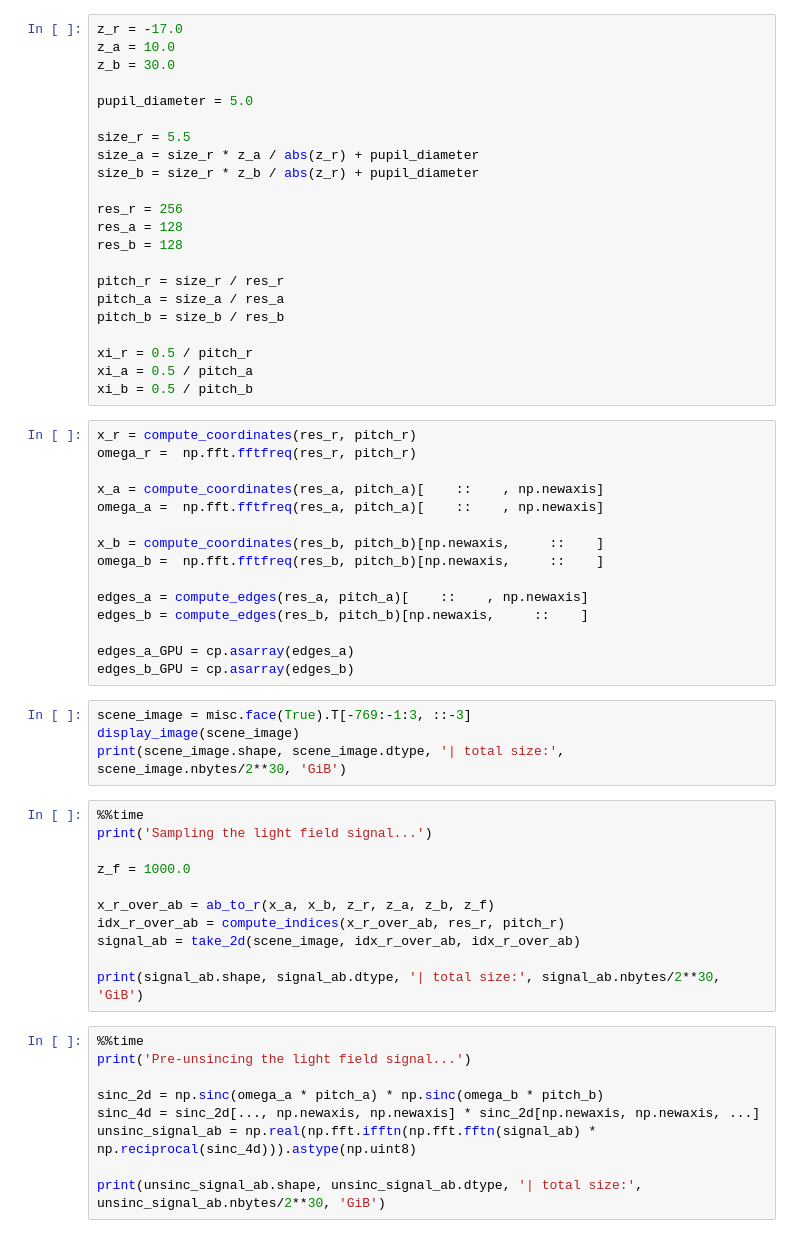
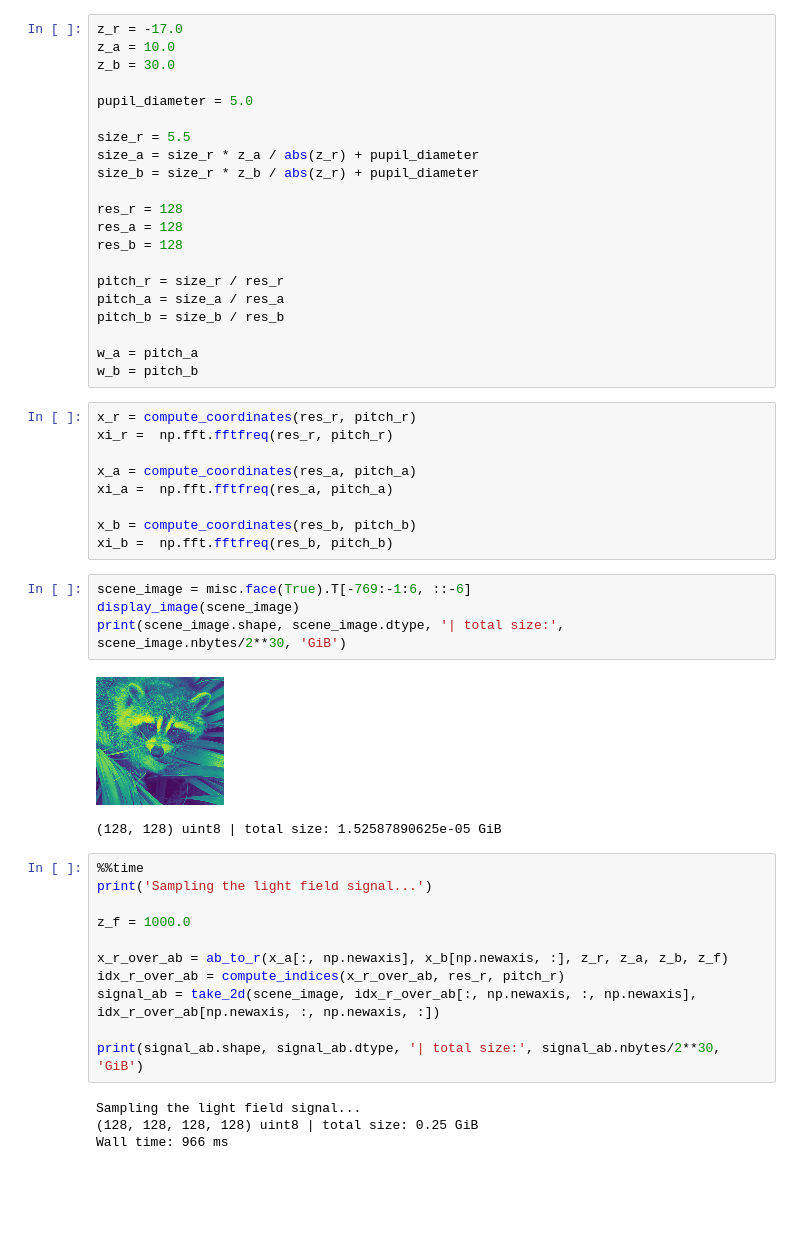
Before and after one commit to raolirom/light-field-prefiltering, a Jupyter notebook: no-filter.ipynb, the cells around one changed output. Cells and saved outputs as stored; diff of their text form; blank space fills up the shorter version.

```diff
--- a/no-filter.ipynb
+++ b/no-filter.ipynb
@@ -109,7 +111,7 @@ size_r = 5.5
 size_a = size_r * z_a / abs(z_r) + pupil_diameter
 size_b = size_r * z_b / abs(z_r) + pupil_diameter
 
-res_r = 256
+res_r = 128
 res_a = 128
 res_b = 128
 
@@ -117,47 +119,38 @@ pitch_r = size_r / res_r
 pitch_a = size_a / res_a
 pitch_b = size_b / res_b
 
-xi_r = 0.5 / pitch_r
-xi_a = 0.5 / pitch_a
-xi_b = 0.5 / pitch_b
+w_a = pitch_a
+w_b = pitch_b
 # %%
 x_r = compute_coordinates(res_r, pitch_r)
-omega_r =  np.fft.fftfreq(res_r, pitch_r)
+xi_r =  np.fft.fftfreq(res_r, pitch_r)
 
-x_a = compute_coordinates(res_a, pitch_a)[    ::    , np.newaxis]
-omega_a =  np.fft.fftfreq(res_a, pitch_a)[    ::    , np.newaxis]
+x_a = compute_coordinates(res_a, pitch_a)
+xi_a =  np.fft.fftfreq(res_a, pitch_a)
 
-x_b = compute_coordinates(res_b, pitch_b)[np.newaxis,     ::    ]
-omega_b =  np.fft.fftfreq(res_b, pitch_b)[np.newaxis,     ::    ]
-
-edges_a = compute_edges(res_a, pitch_a)[    ::    , np.newaxis]
-edges_b = compute_edges(res_b, pitch_b)[np.newaxis,     ::    ]
-
-edges_a_GPU = cp.asarray(edges_a)
-edges_b_GPU = cp.asarray(edges_b)
+x_b = compute_coordinates(res_b, pitch_b)
+xi_b =  np.fft.fftfreq(res_b, pitch_b)
 # %%
-scene_image = misc.face(True).T[-769:-1:3, ::-3]
+scene_image = misc.face(True).T[-769:-1:6, ::-6]
 display_image(scene_image)
 print(scene_image.shape, scene_image.dtype, '| total size:', scene_image.nbytes/2**30, 'GiB')
+# %% [output]
+[figure, added]
+(128, 128) uint8 | total size: 1.52587890625e-05 GiB
 # %%
 %%time
 print('Sampling the light field signal...')
 
 z_f = 1000.0
 
-x_r_over_ab = ab_to_r(x_a, x_b, z_r, z_a, z_b, z_f)
+x_r_over_ab = ab_to_r(x_a[:, np.newaxis], x_b[np.newaxis, :], z_r, z_a, z_b, z_f)
 idx_r_over_ab = compute_indices(x_r_over_ab, res_r, pitch_r)
-signal_ab = take_2d(scene_image, idx_r_over_ab, idx_r_over_ab)
+signal_ab = take_2d(scene_image, idx_r_over_ab[:, np.newaxis, :, np.newaxis], idx_r_over_ab[np.newaxis, :, np.newaxis, :])
 
 print(signal_ab.shape, signal_ab.dtype, '| total size:', signal_ab.nbytes/2**30, 'GiB')
+# %% [output]
+Sampling the light field signal...
+(128, 128, 128, 128) uint8 | total size: 0.25 GiB
+Wall time: 966 ms
-# %%
-%%time
-print('Pre-unsincing the light field signal...')
-
-sinc_2d = np.sinc(omega_a * pitch_a) * np.sinc(omega_b * pitch_b)
-sinc_4d = sinc_2d[..., np.newaxis, np.newaxis] * sinc_2d[np.newaxis, np.newaxis, ...]
-unsinc_signal_ab = np.real(np.fft.ifftn(np.fft.fftn(signal_ab) * np.reciprocal(sinc_4d))).astype(np.uint8)
-
-print(unsinc_signal_ab.shape, unsinc_signal_ab.dtype, '| total size:', unsinc_signal_ab.nbytes/2**30, 'GiB')
 # %%
 %%time
```
Also changed, not shown: parts of 10 cells of this notebook.
